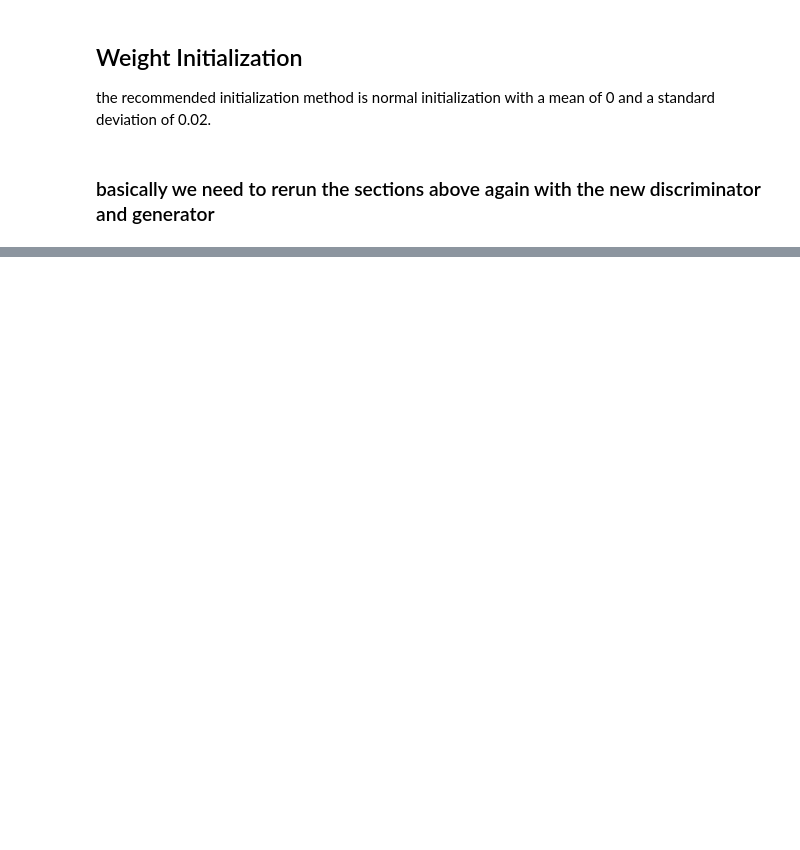
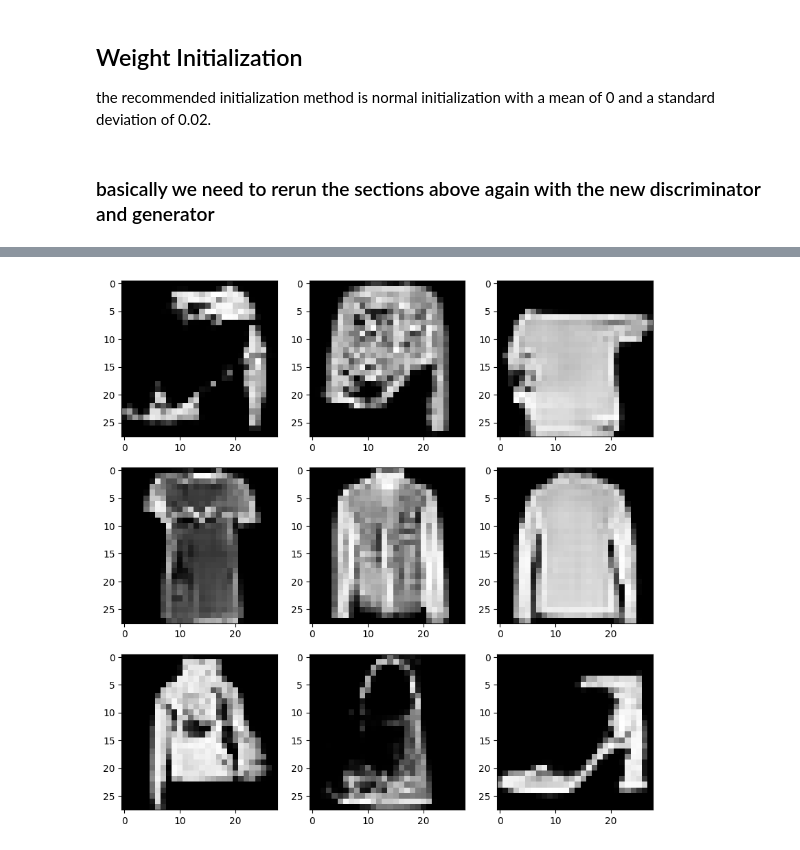
Before and after one commit to DevNerds2020/Generator_Deep_Learning_Models, a Jupyter notebook: DC_GAN.ipynb, the cells around one changed output, grey strips where cells are left out. Drawn from its saved outputs; the diff is of its cells as text; code cells hidden in the pictures; blank space fills up the shorter version.

```diff
--- a/DC_GAN.ipynb
+++ b/DC_GAN.ipynb
@@ -311,19 +234,22 @@ class ImprovedDiscriminator(nn.Module):
 # %% [markdown]
 ### basically we need to rerun the sections above again with the new discriminator and generator
 # %%
-latent_dim = 100
-generator = ImprovedGenerator(latent_dim)
-discriminator = ImprovedDiscriminator()
+num_epochs = 100
+
+generator = Generator()
+discriminator = Discriminator()
 
 device = torch.device('cuda' if torch.cuda.is_available() else 'cpu')
+
 generator.to(device)
 discriminator.to(device)
+
+generator.apply(weights_init)
+discriminator.apply(weights_init)
 
 criterion = nn.BCELoss()
 d_optimizer = optim.Adam(discriminator.parameters(), lr=0.0002)
 g_optimizer = optim.Adam(generator.parameters(), lr=0.0002)
 
-num_epochs = 100
 num_batches = len(train_loader)
-latent_dim = 100
 fixed_noise = torch.randn(9, latent_dim, 1, 1, device=device)
@@ -330 +282,6 @@ fixed_noise = torch.randn(9, latent_dim, 1, 1, device=device)
+# %%
+from torch.utils.tensorboard import SummaryWriter
+import torchvision
+
+writer = SummaryWriter("runs2/dcgan-improved")
 # %%
@@ -368,0 +343,9 @@ writer.close()
+# %%
+fake_images = generator(fixed_noise)
+
+plt.figure(figsize=(10, 10))
+for i in range(9):
+    plt.subplot(3, 3, i + 1)
+    plt.imshow(fake_images[i].squeeze().detach().cpu().numpy(), cmap='gray')
+# %% [output]
+[figure, added]
```
Also changed, not shown: parts of 15 cells of this notebook.
